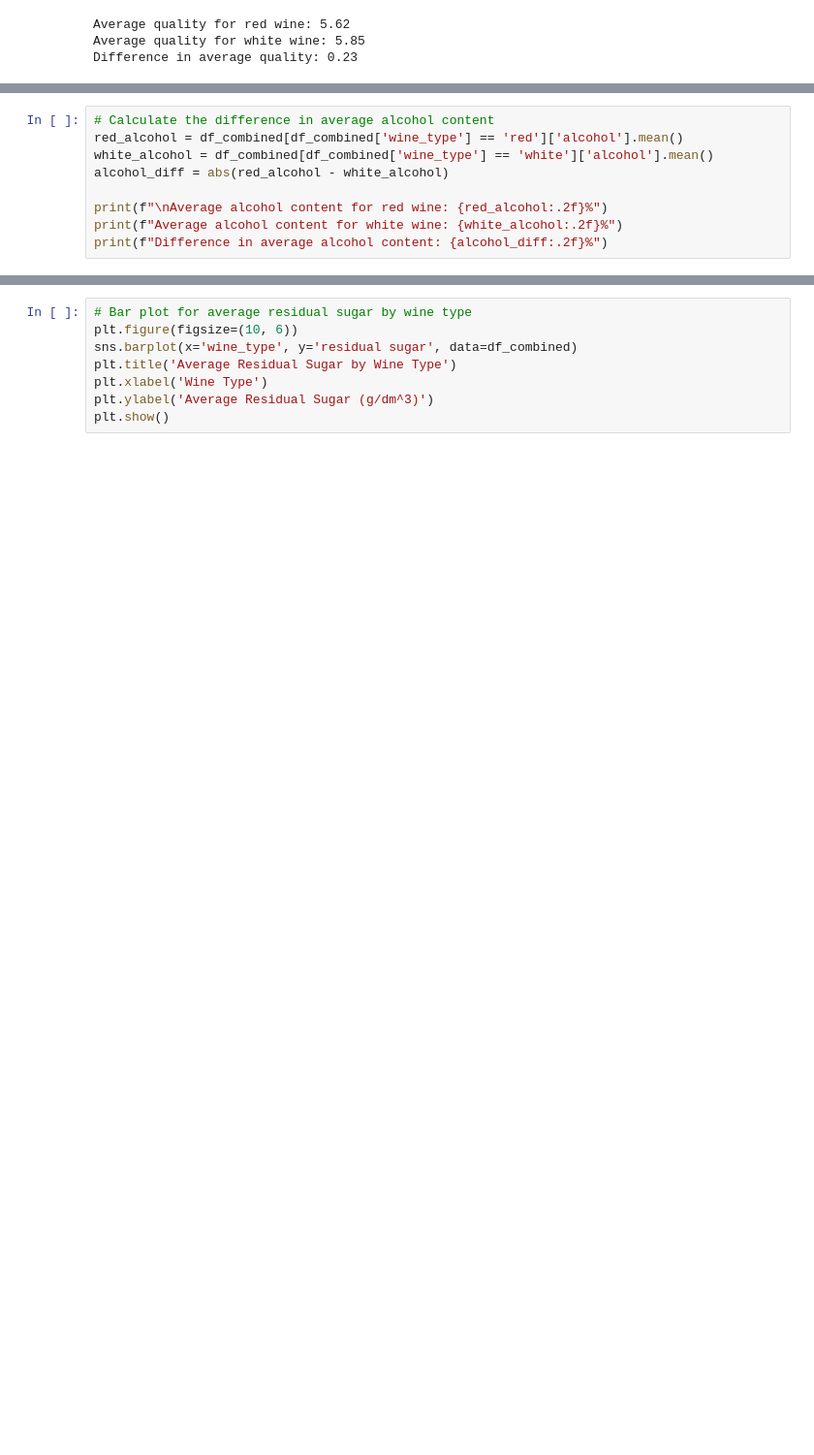
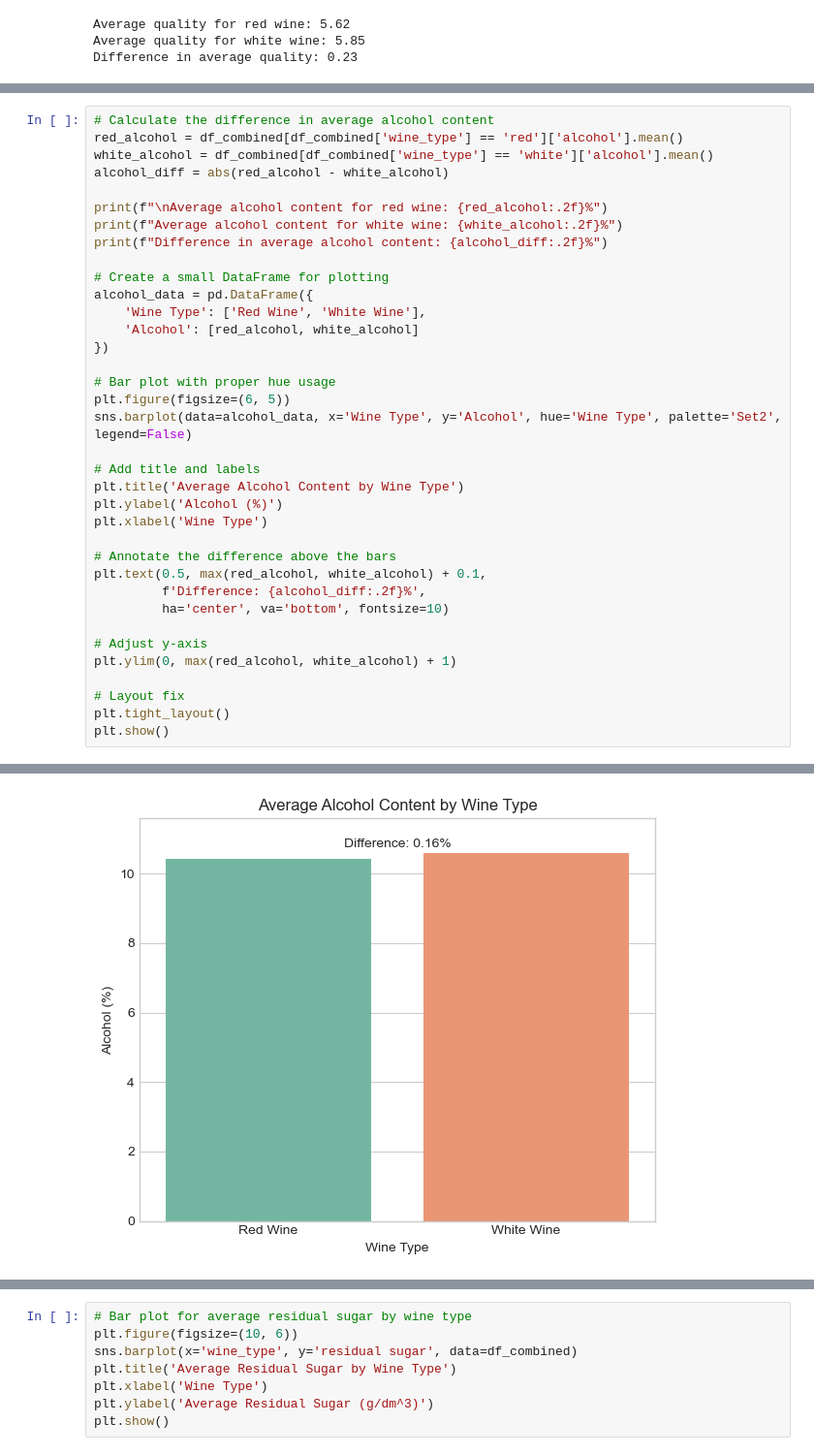
Before and after one commit to AlberteVallentin/Dat-BI-Gruppe7, a Jupyter notebook: MP2/Data_Exploration_Visualization/Wine_Quality_MP2.ipynb, the cells around one changed output, grey strips where cells are left out. Shown at 97% size. Cells and saved outputs as stored; diff of their text form; blank space fills up the shorter version.

```diff
--- a/MP2/Data_Exploration_Visualization/Wine_Quality_MP2.ipynb
+++ b/MP2/Data_Exploration_Visualization/Wine_Quality_MP2.ipynb
@@ -928,13 +975,41 @@ To understand how alcohol content varies between red and white wines, we calcula
 # %%
 # Calculate the difference in average alcohol content
 red_alcohol = df_combined[df_combined['wine_type'] == 'red']['alcohol'].mean()
 white_alcohol = df_combined[df_combined['wine_type'] == 'white']['alcohol'].mean()
 alcohol_diff = abs(red_alcohol - white_alcohol)
 
 print(f"\nAverage alcohol content for red wine: {red_alcohol:.2f}%")
 print(f"Average alcohol content for white wine: {white_alcohol:.2f}%")
 print(f"Difference in average alcohol content: {alcohol_diff:.2f}%")
+
+# Create a small DataFrame for plotting
+alcohol_data = pd.DataFrame({
+    'Wine Type': ['Red Wine', 'White Wine'],
+    'Alcohol': [red_alcohol, white_alcohol]
+})
+
+# Bar plot with proper hue usage
+plt.figure(figsize=(6, 5))
+sns.barplot(data=alcohol_data, x='Wine Type', y='Alcohol', hue='Wine Type', palette='Set2', legend=False)
+
+# Add title and labels
+plt.title('Average Alcohol Content by Wine Type')
+plt.ylabel('Alcohol (%)')
+plt.xlabel('Wine Type')
+
+# Annotate the difference above the bars
+plt.text(0.5, max(red_alcohol, white_alcohol) + 0.1,
+         f'Difference: {alcohol_diff:.2f}%',
+         ha='center', va='bottom', fontsize=10)
+
+# Adjust y-axis
+plt.ylim(0, max(red_alcohol, white_alcohol) + 1)
+
+# Layout fix
+plt.tight_layout()
+plt.show()
 # %% [output]
 Average alcohol content for red wine: 10.43%
 Average alcohol content for white wine: 10.59%
 Difference in average alcohol content: 0.16%
+[figure, added]
```
Also changed, not shown: parts of 37 cells of this notebook.
